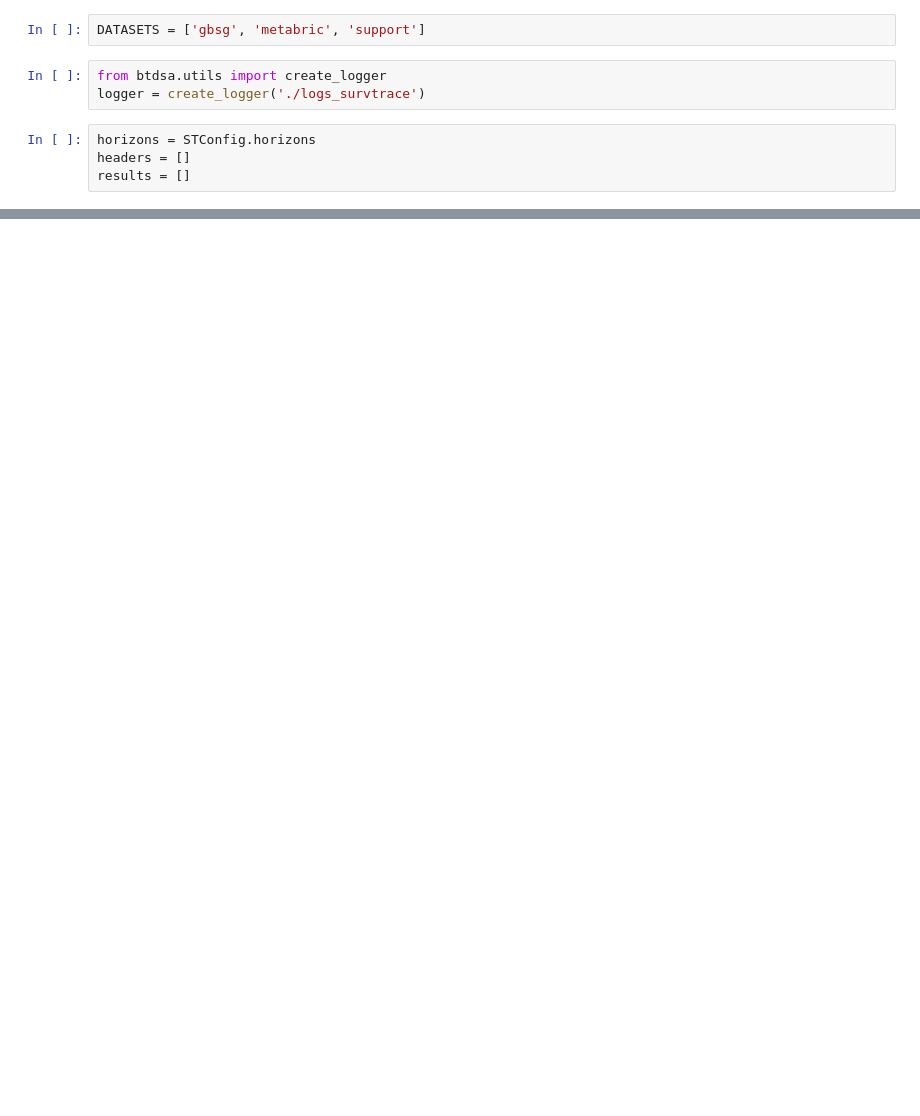
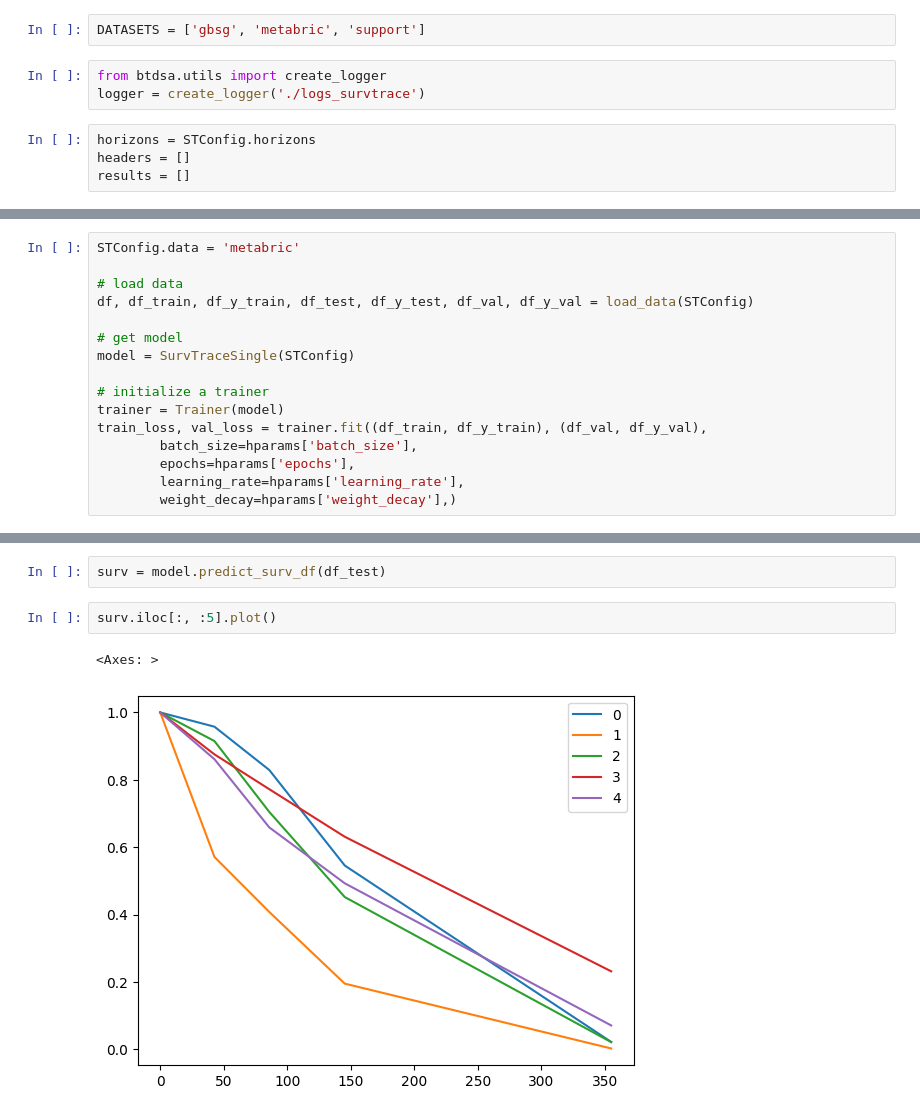
Before and after one commit to youhs4554/TRANS-TFI, a Jupyter notebook: experiments/survtrace_experiments.ipynb, the cells around one changed output, grey strips where cells are left out. Cells and saved outputs as stored; diff of their text form; blank space fills up the shorter version.

```diff
--- a/experiments/survtrace_experiments.ipynb
+++ b/experiments/survtrace_experiments.ipynb
@@ -243,0 +173,16 @@ test_label_data_res.head()
+# %%
+STConfig.data = 'metabric'
+
+# load data
+df, df_train, df_y_train, df_test, df_y_test, df_val, df_y_val = load_data(STConfig)
+
+# get model
+model = SurvTraceSingle(STConfig)
+
+# initialize a trainer
+trainer = Trainer(model)
+train_loss, val_loss = trainer.fit((df_train, df_y_train), (df_val, df_y_val),
+        batch_size=hparams['batch_size'],
+        epochs=hparams['epochs'],
+        learning_rate=hparams['learning_rate'],
+        weight_decay=hparams['weight_decay'],)
@@ -243,0 +207,7 @@ test_label_data_res.head()
+# %%
+surv = model.predict_surv_df(df_test)
+# %%
+surv.iloc[:, :5].plot()
+# %% [output]
+<Axes: >
+[figure, added]
```
Also changed, not shown: parts of 15 cells of this notebook, 6 other files.
